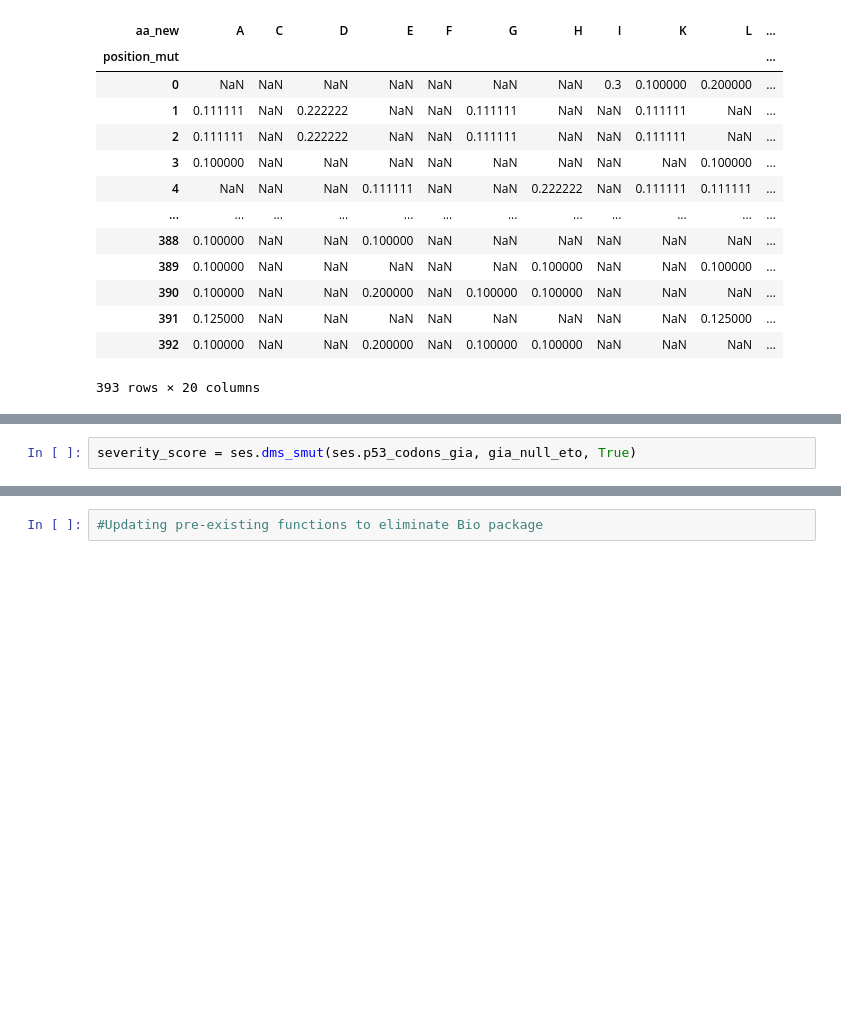
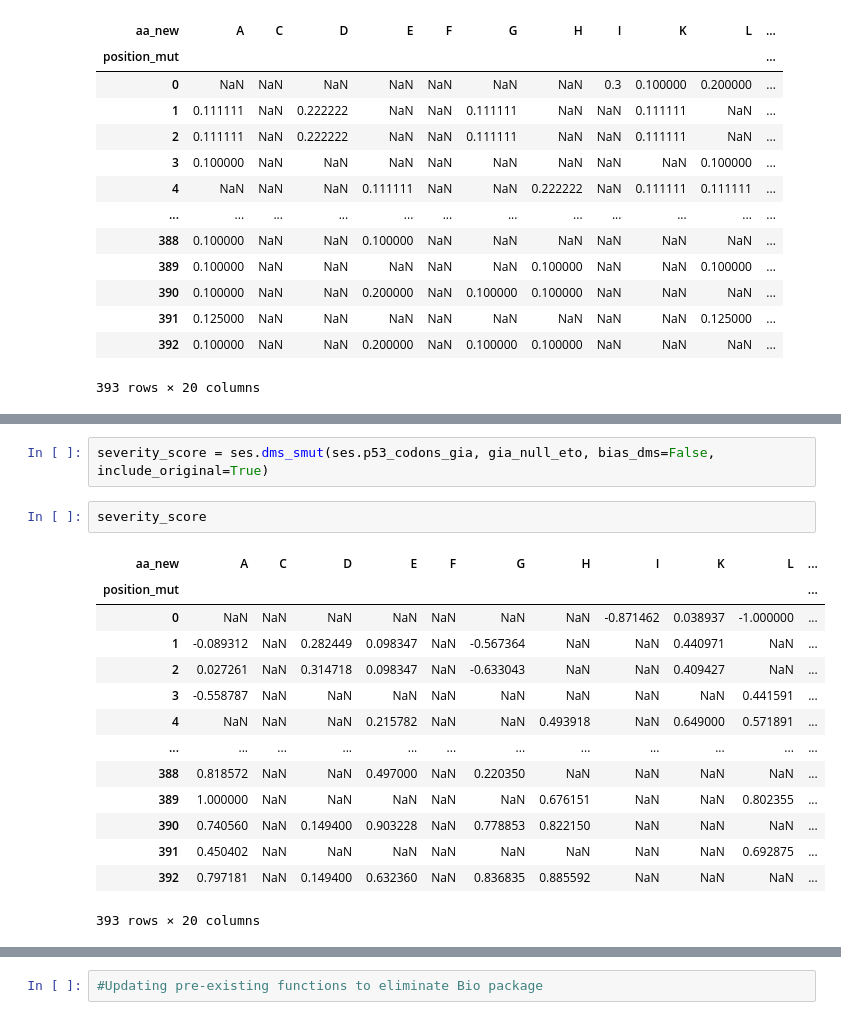
Before and after one commit to datascience-mobi-2023/topic02_team02, a Jupyter notebook: severity_score/Codons.ipynb, the cells around one changed output, grey strips where cells are left out. Cells and saved outputs as stored; diff of their text form; blank space fills up the shorter version.

```diff
--- a/severity_score/Codons.ipynb
+++ b/severity_score/Codons.ipynb
@@ -198,5 +214,22 @@ prob_mut = ses.prob_smut(var_mat_clean, dms_scores, True)
 # %%
-severity_score = ses.dms_smut(ses.p53_codons_gia, gia_null_eto, True)
+severity_score = ses.dms_smut(ses.p53_codons_gia, gia_null_eto, bias_dms=False, include_original=True)
+# %%
+severity_score
+# %% [output]
+| aa_new | A | C | D | E | F | G | H | I | K | L | ... |
+| position_mut |  |  |  |  |  |  |  |  |  |  | ... |
+| 0 | NaN | NaN | NaN | NaN | NaN | NaN | NaN | -0.871462 | 0.038937 | -1.000000 | ... |
+| 1 | -0.089312 | NaN | 0.282449 | 0.098347 | NaN | -0.567364 | NaN | NaN | 0.440971 | NaN | ... |
+| 2 | 0.027261 | NaN | 0.314718 | 0.098347 | NaN | -0.633043 | NaN | NaN | 0.409427 | NaN | ... |
+| 3 | -0.558787 | NaN | NaN | NaN | NaN | NaN | NaN | NaN | NaN | 0.441591 | ... |
+| 4 | NaN | NaN | NaN | 0.215782 | NaN | NaN | 0.493918 | NaN | 0.649000 | 0.571891 | ... |
+| ... | ... | ... | ... | ... | ... | ... | ... | ... | ... | ... | ... |
+| 388 | 0.818572 | NaN | NaN | 0.497000 | NaN | 0.220350 | NaN | NaN | NaN | NaN | ... |
+| 389 | 1.000000 | NaN | NaN | NaN | NaN | NaN | 0.676151 | NaN | NaN | 0.802355 | ... |
+| 390 | 0.740560 | NaN | 0.149400 | 0.903228 | NaN | 0.778853 | 0.822150 | NaN | NaN | NaN | ... |
+| 391 | 0.450402 | NaN | NaN | NaN | NaN | NaN | NaN | NaN | NaN | 0.692875 | ... |
+| 392 | 0.797181 | NaN | 0.149400 | 0.632360 | NaN | 0.836835 | 0.885592 | NaN | NaN | NaN | ... |
+393 rows × 20 columns
 # %%
 prob_mut.sum(axis=1)
 # %% [output]
```
Also changed, not shown: parts of 4 cells of this notebook, 1 other file.
